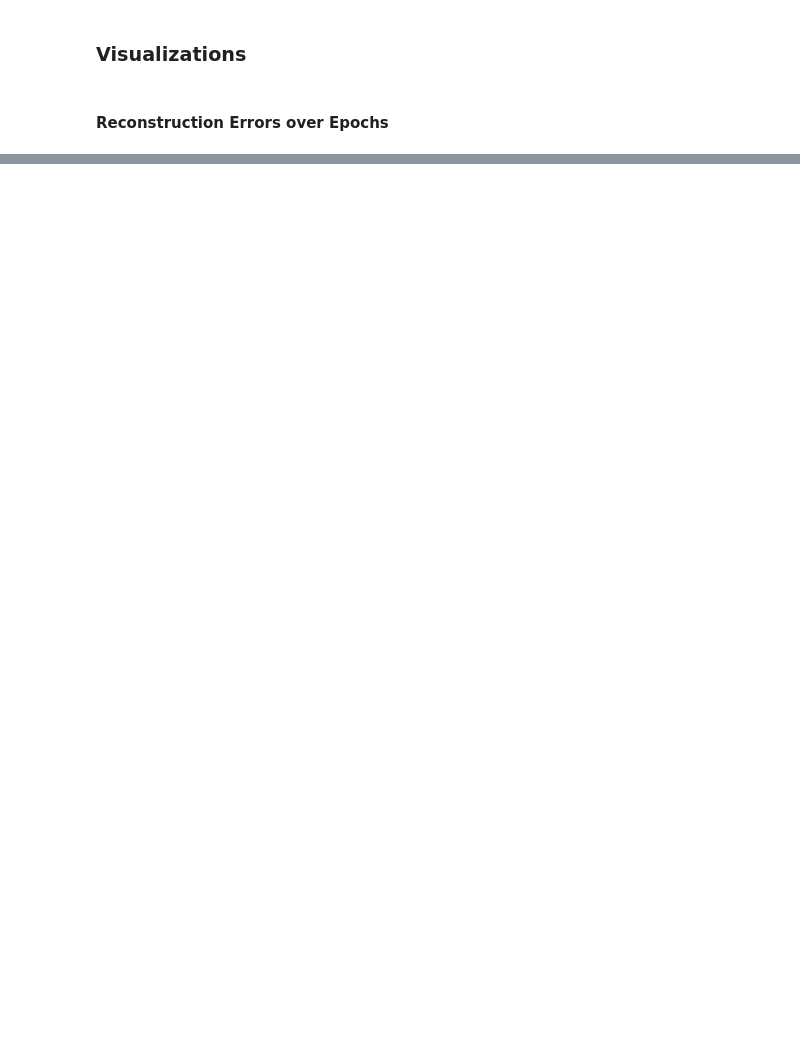
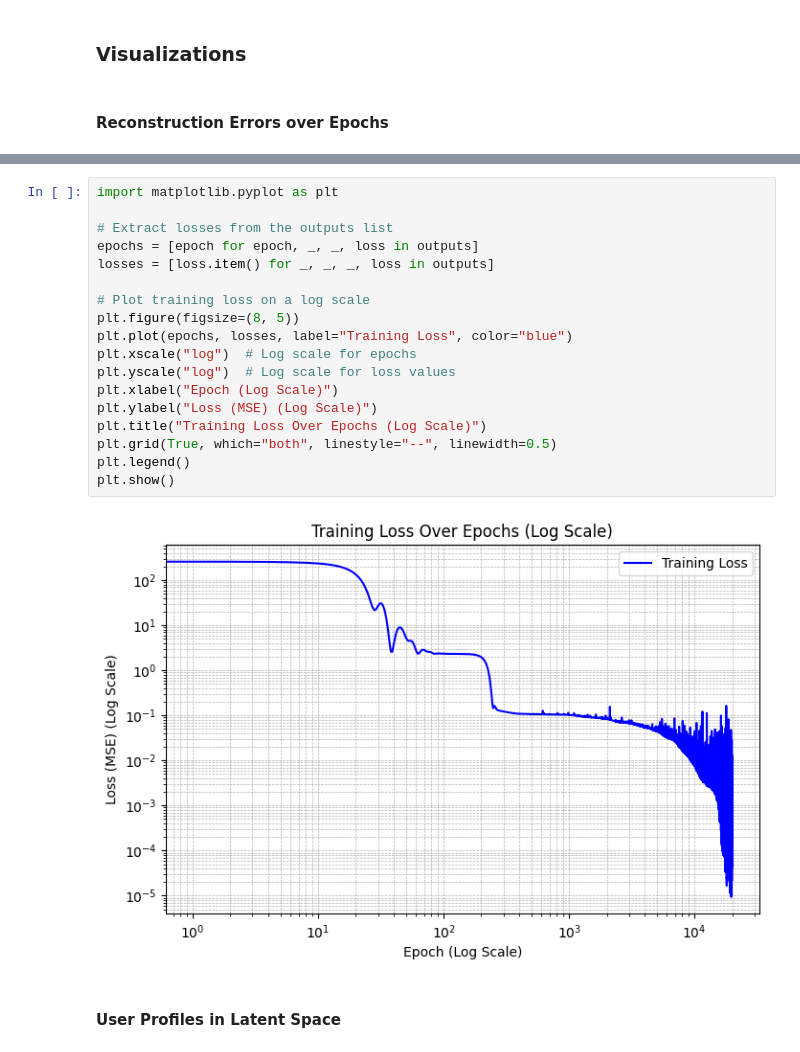
Before and after one commit to KhopSun/DatingApp_Autoencoder, a Jupyter notebook: DatingApp_AutoencoderPyTorch.ipynb, the cells around one changed output, grey strips where cells are left out. Cells and saved outputs as stored; diff of their text form; blank space fills up the shorter version.

```diff
--- a/DatingApp_AutoencoderPyTorch.ipynb
+++ b/DatingApp_AutoencoderPyTorch.ipynb
@@ -170,3 +176,25 @@ plt.show()
+# %%
+import matplotlib.pyplot as plt
+
+# Extract losses from the outputs list
+epochs = [epoch for epoch, _, _, loss in outputs]
+losses = [loss.item() for _, _, _, loss in outputs]
+
+# Plot training loss on a log scale
+plt.figure(figsize=(8, 5))
+plt.plot(epochs, losses, label="Training Loss", color="blue")
+plt.xscale("log")  # Log scale for epochs
+plt.yscale("log")  # Log scale for loss values
+plt.xlabel("Epoch (Log Scale)")
+plt.ylabel("Loss (MSE) (Log Scale)")
+plt.title("Training Loss Over Epochs (Log Scale)")
+plt.grid(True, which="both", linestyle="--", linewidth=0.5)
+plt.legend()
+plt.show()
+# %% [output]
+[figure, added]
+# %% [markdown]
+#### User Profiles in Latent Space
 # %%
 from sklearn.manifold import TSNE
 
```
Also changed, not shown: parts of 4 cells of this notebook.
